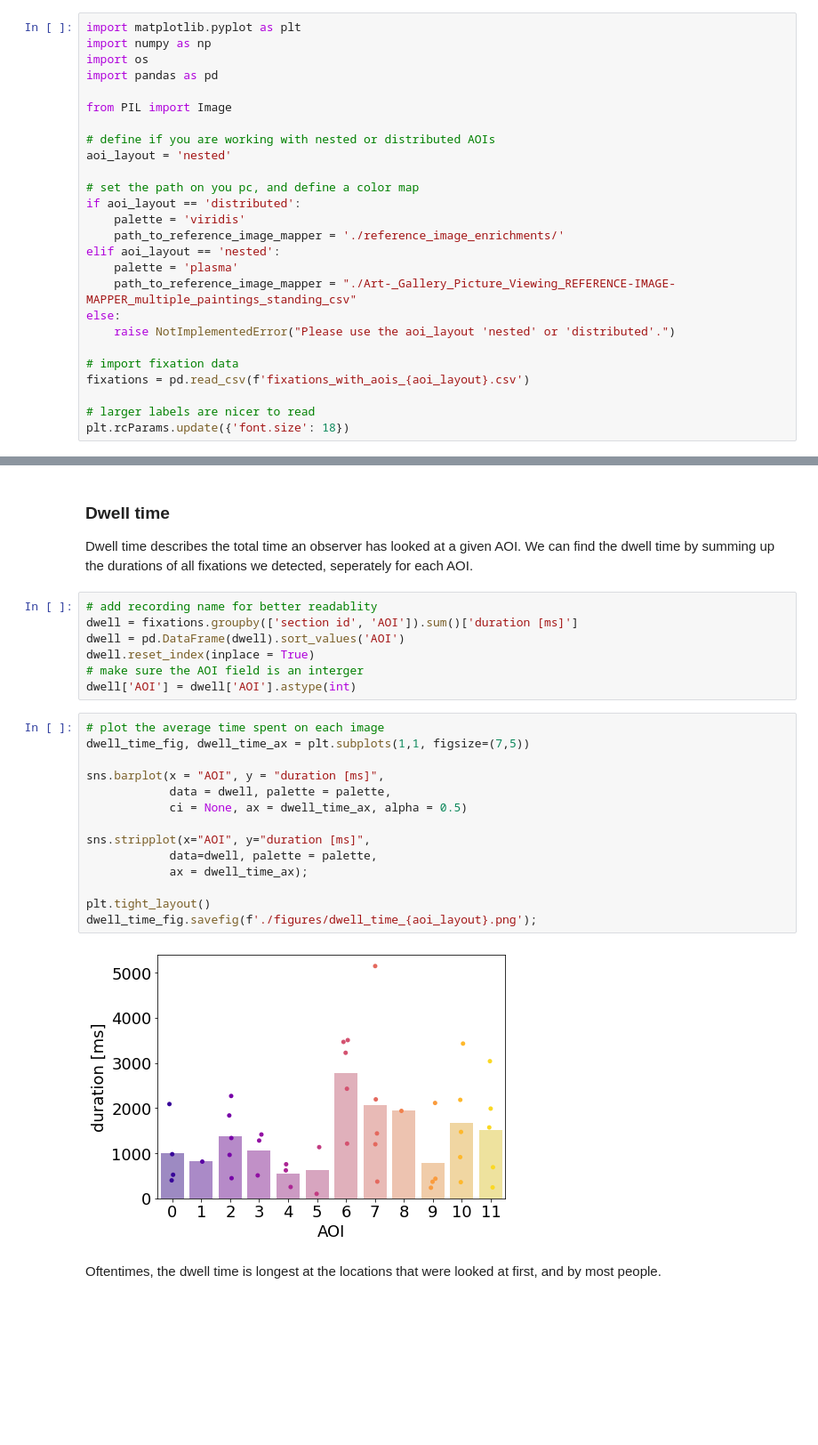
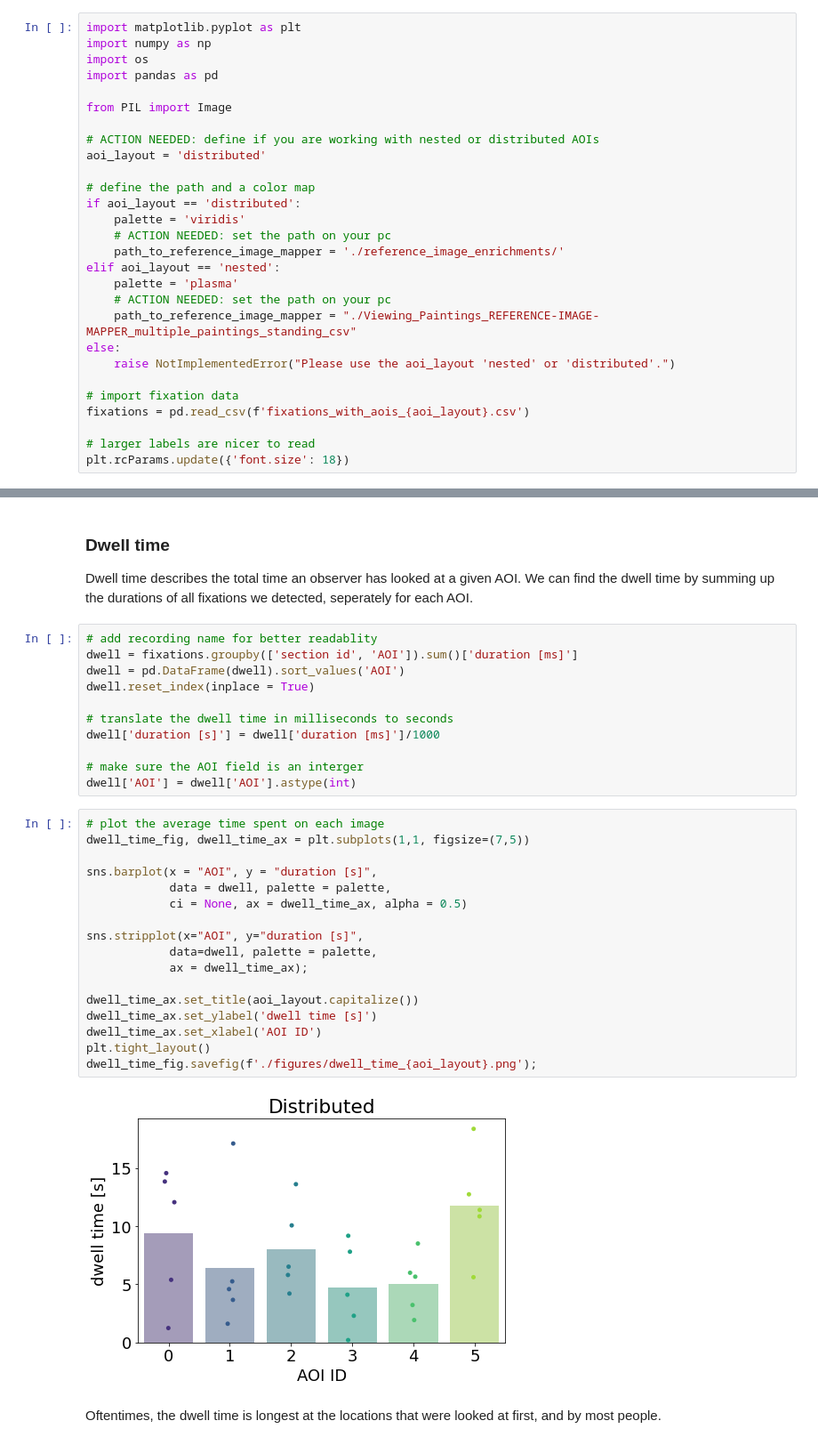
Before and after one commit to pupil-labs/gallery_demo_analysis, a Jupyter notebook: Extracting Metrics from Fixations on AOIs.ipynb, the cells around one changed output, grey strips where cells are left out. Shown: that part at 89% size. Cells and saved outputs as stored; diff of their text form; blank space fills up the shorter version.

```diff
--- a/Extracting Metrics from Fixations on AOIs.ipynb
+++ b/Extracting Metrics from Fixations on AOIs.ipynb
@@ -16,16 +16,18 @@ import pandas as pd
 
 from PIL import Image
 
-# define if you are working with nested or distributed AOIs
-aoi_layout = 'nested'
+# ACTION NEEDED: define if you are working with nested or distributed AOIs
+aoi_layout = 'distributed'
 
-# set the path on you pc, and define a color map
+# define the path and a color map
 if aoi_layout == 'distributed':
     palette = 'viridis'
+    # ACTION NEEDED: set the path on your pc
     path_to_reference_image_mapper = './reference_image_enrichments/'
 elif aoi_layout == 'nested':
     palette = 'plasma'
-    path_to_reference_image_mapper = "./Art-_Gallery_Picture_Viewing_REFERENCE-IMAGE-MAPPER_multiple_paintings_standing_csv"
+    # ACTION NEEDED: set the path on your pc
+    path_to_reference_image_mapper = "./Viewing_Paintings_REFERENCE-IMAGE-MAPPER_multiple_paintings_standing_csv"
 else:
     raise NotImplementedError("Please use the aoi_layout 'nested' or 'distributed'.")
 
@@ -142,23 +153,30 @@ Dwell time describes the total time an observer has looked at a given AOI. We ca
 dwell = fixations.groupby(['section id', 'AOI']).sum()['duration [ms]']
 dwell = pd.DataFrame(dwell).sort_values('AOI')
 dwell.reset_index(inplace = True)
+
+# translate the dwell time in milliseconds to seconds
+dwell['duration [s]'] = dwell['duration [ms]']/1000
+
 # make sure the AOI field is an interger
 dwell['AOI'] = dwell['AOI'].astype(int)
 # %%
 # plot the average time spent on each image
 dwell_time_fig, dwell_time_ax = plt.subplots(1,1, figsize=(7,5))
 
-sns.barplot(x = "AOI", y = "duration [ms]",
+sns.barplot(x = "AOI", y = "duration [s]",
             data = dwell, palette = palette,
             ci = None, ax = dwell_time_ax, alpha = 0.5)
 
-sns.stripplot(x="AOI", y="duration [ms]",
+sns.stripplot(x="AOI", y="duration [s]",
             data=dwell, palette = palette,
             ax = dwell_time_ax);
 
+dwell_time_ax.set_title(aoi_layout.capitalize())
+dwell_time_ax.set_ylabel('dwell time [s]')
+dwell_time_ax.set_xlabel('AOI ID')
 plt.tight_layout()
 dwell_time_fig.savefig(f'./figures/dwell_time_{aoi_layout}.png');
 # %% [output]
-[figure, old version]
+[figure, new version]
 # %% [markdown]
 Oftentimes, the dwell time is longest at the locations that were looked at first, and by most people.
```
Also changed, not shown: parts of 4 cells of this notebook, 3 other files.
